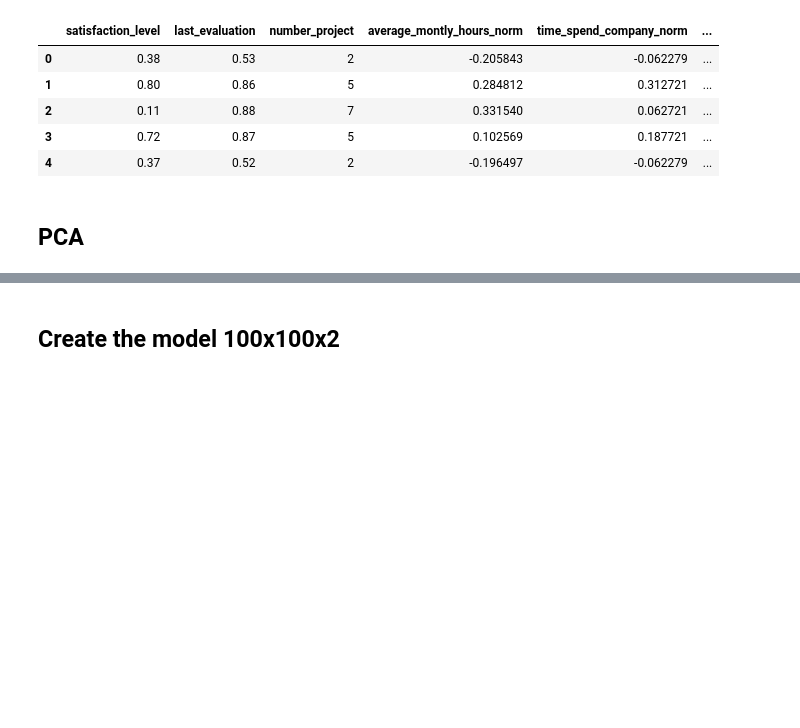
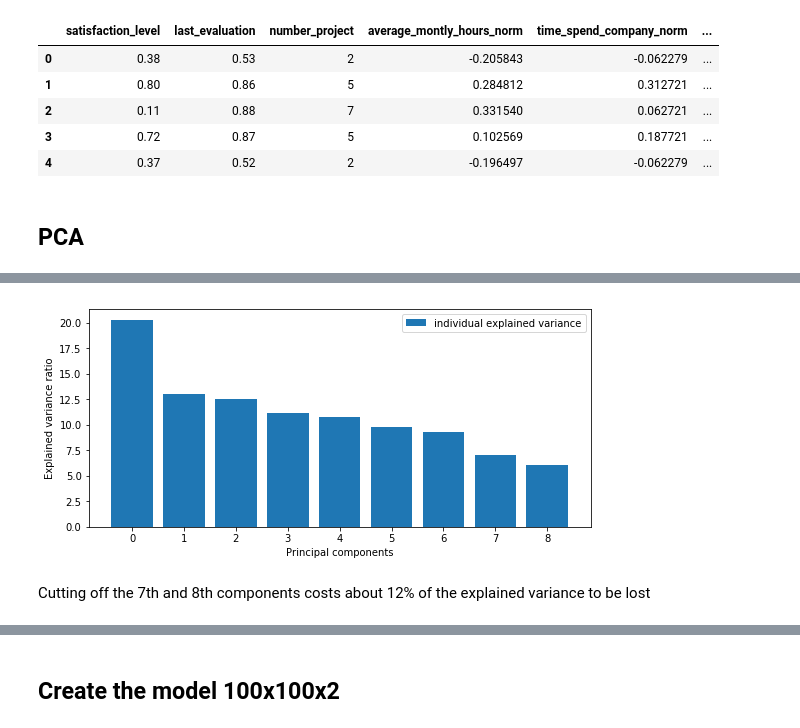
Before and after one commit to jhd/HR-DS, a Jupyter notebook: hr-ds.ipynb, the cells around one changed output, grey strips where cells are left out. Saved outputs shown, nothing was run; the diff lists cells and outputs as text; code cells hidden in the pictures; blank space fills up the shorter version.

```diff
--- a/hr-ds.ipynb
+++ b/hr-ds.ipynb
@@ -47,3 +47,20 @@ Any correlation means that the dataset can be reducted in some way
+# %%
+import numpy as np
+eig_vals, eig_vecs = np.linalg.eig(cor)
+total = sum(eig_vals)
+componants = [(i / total)*100 for i in sorted(eig_vals, reverse=True)]
+
+plt.figure(figsize=(len(componants), 4))
+plt.bar(range(len(componants)), componants, align='center', label='individual explained variance')
+plt.ylabel('Explained variance ratio')
+plt.xticks(range(len(componants)))
+plt.xlabel('Principal components')
+plt.legend(loc='best')
+plt.show()
+# %% [output]
+[figure, added]
+# %% [markdown]
+Cutting off the 7th and 8th components costs about 12% of the explained variance to be lost
 # %%
 trainingData = PCA(n_components=6).fit_transform(trainingData)
 testData = PCA(n_components=6).fit_transform(testData)
```
Also changed, not shown: parts of 9 cells of this notebook.
